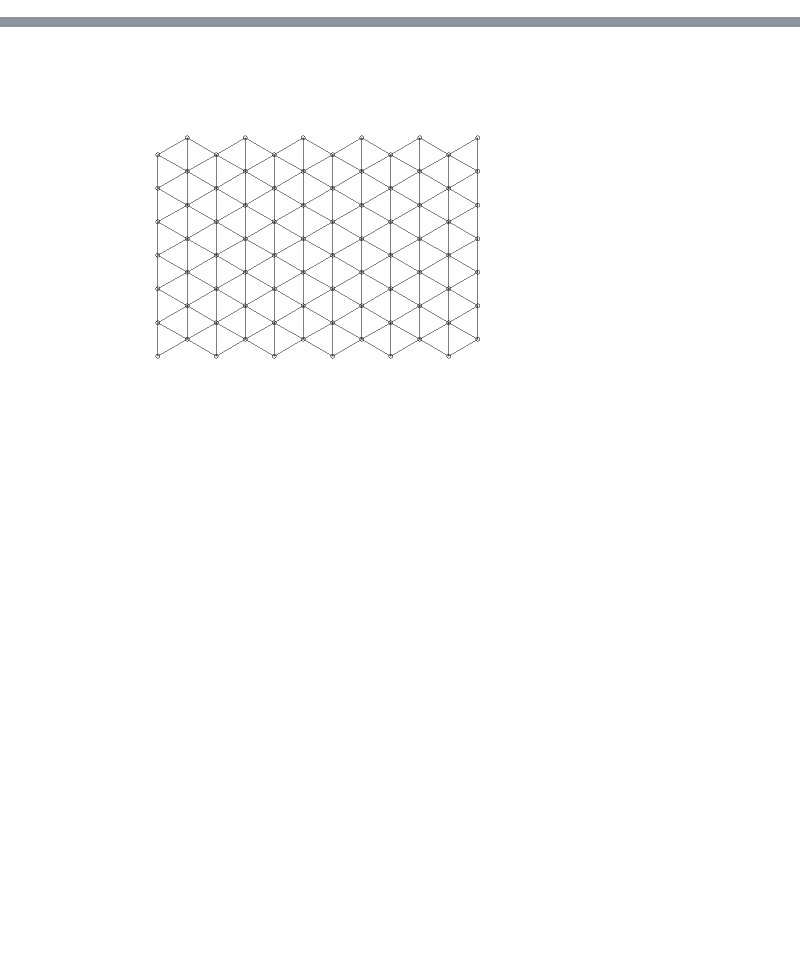
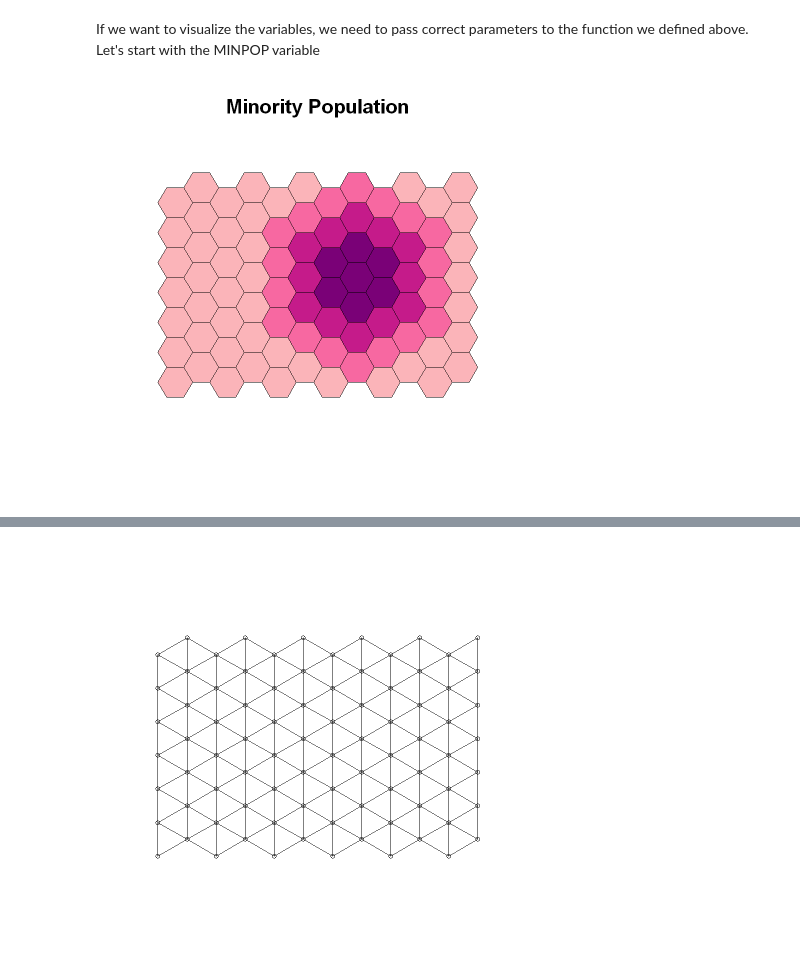
Before and after one commit to travisormsby/day_of_data, a Jupyter notebook: Autocorrelation.ipynb, the cells around one changed output, grey strips where cells are left out. Cells and saved outputs as stored; diff of their text form; code cells hidden in the pictures; blank space fills up the shorter version.

```diff
--- a/Autocorrelation.ipynb
+++ b/Autocorrelation.ipynb
@@ -49,5 +29,6 @@ Integer64 fields read as strings:  Sum_TOTPOP Sum_MINORI
 # %%
-shp <-readOGR("examples.shp")
+sdf <-readOGR("examples.shp")
+summary(sdf)
 # %% [output]
 OGR data source with driver: ESRI Shapefile
 Source: "C:\Users\orms0027\Documents\day_of_data\examples.shp", layer: "examples"
@@ -98,0 +61,17 @@ Data attributes:
+# %%
+choropleth_map <- function(var,title,classes,cutter=sdCuts, ramp="RdPu") {
+    variable <- as.numeric(var)
+    variable.shade <- auto.shading(variable,cutter=cutter,n=classes,cols=brewer.pal(classes,ramp))
+    choropleth(sdf,variable,shading=variable.shade)
+    title(title, cex.main=2)
+}
+# %% [markdown]
+If we want to visualize the variables, we need to pass correct parameters to the function we defined above.  Let's start with the MINPOP variable
+# %%
+var = sdf$MINPOP # which variable will be mapped
+title = "Minority Population" # the title to print at the top of the figure
+classes = 5 # the number of groups to break the data into
+
+choropleth_map (var,title, classes)
+# %% [output]
+[figure, added]
```
Also changed, not shown: parts of 32 cells of this notebook.
